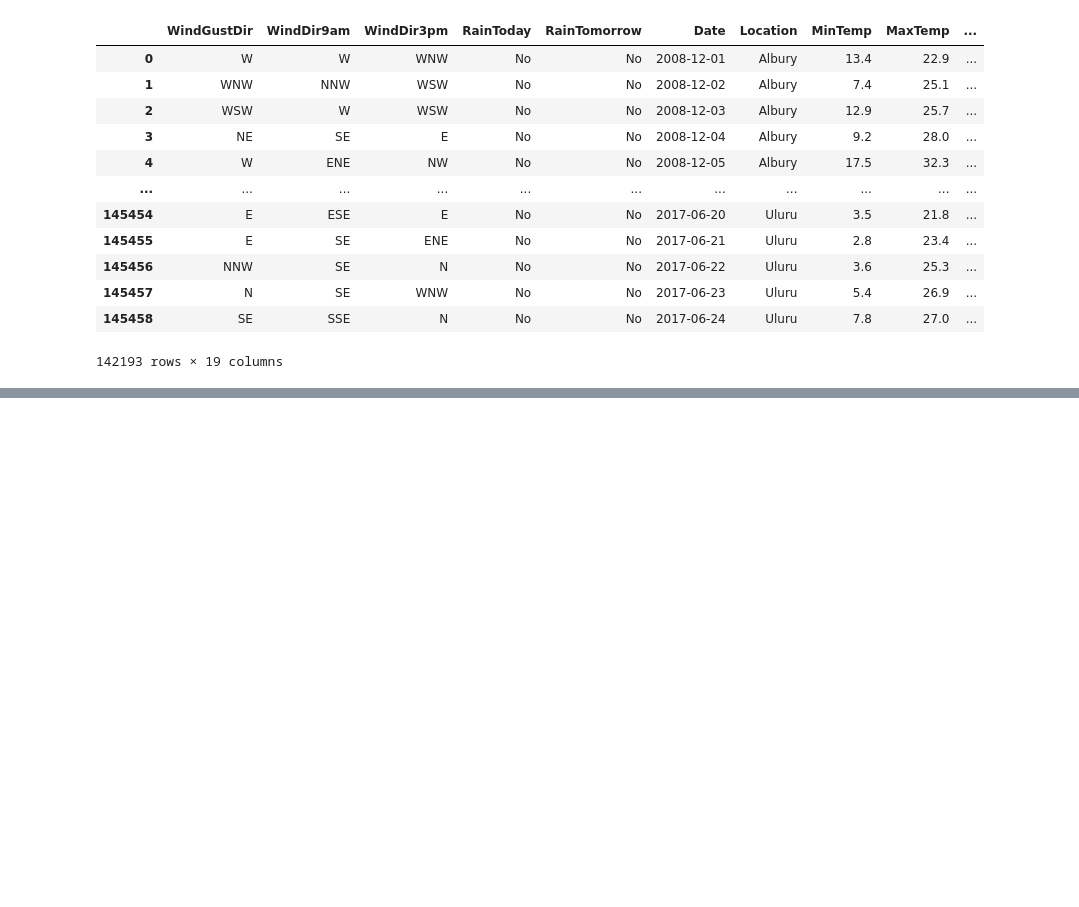
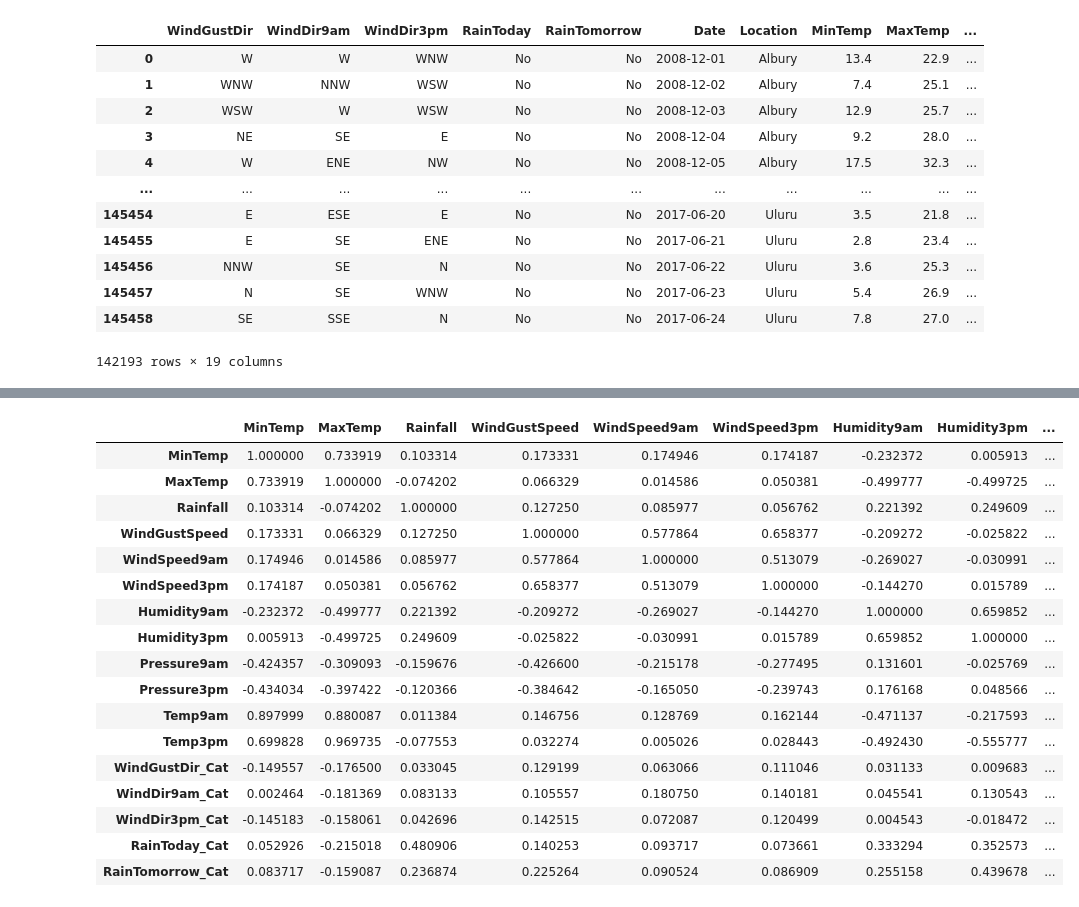
Before and after one commit to janeetazahid/ML-Projects, a Jupyter notebook: rainFall/rainfallPred.ipynb, the cells around one changed output, grey strips where cells are left out. Drawn from its saved outputs; the diff is of its cells as text; code cells hidden in the pictures; blank space fills up the shorter version.

Commit message:
finishing transformation

```diff
--- a/rainFall/rainfallPred.ipynb
+++ b/rainFall/rainfallPred.ipynb
@@ -244,8 +240,0 @@ from sklearn.preprocessing import LabelEncoder
-# %%
-#columns we need to transform
-#list of columsn to transform
-cat_list=['WindGustDir','WindDir9am','WindDir3pm','RainToday','RainTomorrow']
-for c in cat_list:
-    rainFall_df_cleaned[c]=rainFall_df_cleaned[c].astype('category')
-    new_col=c+'_Cat'
-    rainFall_df_cleaned[new_col] = cat_df[c].cat.codes
@@ -302,0 +241,8 @@ Name: windgustCat, Length: 142193, dtype: int8
+# %%
+#columns we need to transform
+#list of columsn to transform
+cat_list=['WindGustDir','WindDir9am','WindDir3pm','RainToday','RainTomorrow']
+for c in cat_list:
+    rainFall_df_cleaned[c]=rainFall_df_cleaned[c].astype('category')
+    new_col=c+'_Cat'
+    rainFall_df_cleaned[new_col] = rainFall_df_cleaned[c].cat.codes
@@ -302,0 +275,21 @@ Name: windgustCat, Length: 142193, dtype: int8
+# %%
+rainFall_df_cleaned.corr()
+# %% [output]
+|  | MinTemp | MaxTemp | Rainfall | WindGustSpeed | WindSpeed9am | WindSpeed3pm | Humidity9am | Humidity3pm | ... |
+| MinTemp | 1.000000 | 0.733919 | 0.103314 | 0.173331 | 0.174946 | 0.174187 | -0.232372 | 0.005913 | ... |
+| MaxTemp | 0.733919 | 1.000000 | -0.074202 | 0.066329 | 0.014586 | 0.050381 | -0.499777 | -0.499725 | ... |
+| Rainfall | 0.103314 | -0.074202 | 1.000000 | 0.127250 | 0.085977 | 0.056762 | 0.221392 | 0.249609 | ... |
+| WindGustSpeed | 0.173331 | 0.066329 | 0.127250 | 1.000000 | 0.577864 | 0.658377 | -0.209272 | -0.025822 | ... |
+| WindSpeed9am | 0.174946 | 0.014586 | 0.085977 | 0.577864 | 1.000000 | 0.513079 | -0.269027 | -0.030991 | ... |
+| WindSpeed3pm | 0.174187 | 0.050381 | 0.056762 | 0.658377 | 0.513079 | 1.000000 | -0.144270 | 0.015789 | ... |
+| Humidity9am | -0.232372 | -0.499777 | 0.221392 | -0.209272 | -0.269027 | -0.144270 | 1.000000 | 0.659852 | ... |
+| Humidity3pm | 0.005913 | -0.499725 | 0.249609 | -0.025822 | -0.030991 | 0.015789 | 0.659852 | 1.000000 | ... |
+| Pressure9am | -0.424357 | -0.309093 | -0.159676 | -0.426600 | -0.215178 | -0.277495 | 0.131601 | -0.025769 | ... |
+| Pressure3pm | -0.434034 | -0.397422 | -0.120366 | -0.384642 | -0.165050 | -0.239743 | 0.176168 | 0.048566 | ... |
+| Temp9am | 0.897999 | 0.880087 | 0.011384 | 0.146756 | 0.128769 | 0.162144 | -0.471137 | -0.217593 | ... |
+| Temp3pm | 0.699828 | 0.969735 | -0.077553 | 0.032274 | 0.005026 | 0.028443 | -0.492430 | -0.555777 | ... |
+| WindGustDir_Cat | -0.149557 | -0.176500 | 0.033045 | 0.129199 | 0.063066 | 0.111046 | 0.031133 | 0.009683 | ... |
+| WindDir9am_Cat | 0.002464 | -0.181369 | 0.083133 | 0.105557 | 0.180750 | 0.140181 | 0.045541 | 0.130543 | ... |
+| WindDir3pm_Cat | -0.145183 | -0.158061 | 0.042696 | 0.142515 | 0.072087 | 0.120499 | 0.004543 | -0.018472 | ... |
+| RainToday_Cat | 0.052926 | -0.215018 | 0.480906 | 0.140253 | 0.093717 | 0.073661 | 0.333294 | 0.352573 | ... |
+| RainTomorrow_Cat | 0.083717 | -0.159087 | 0.236874 | 0.225264 | 0.090524 | 0.086909 | 0.255158 | 0.439678 | ... |
```
Also changed, not shown: parts of 10 cells of this notebook.
